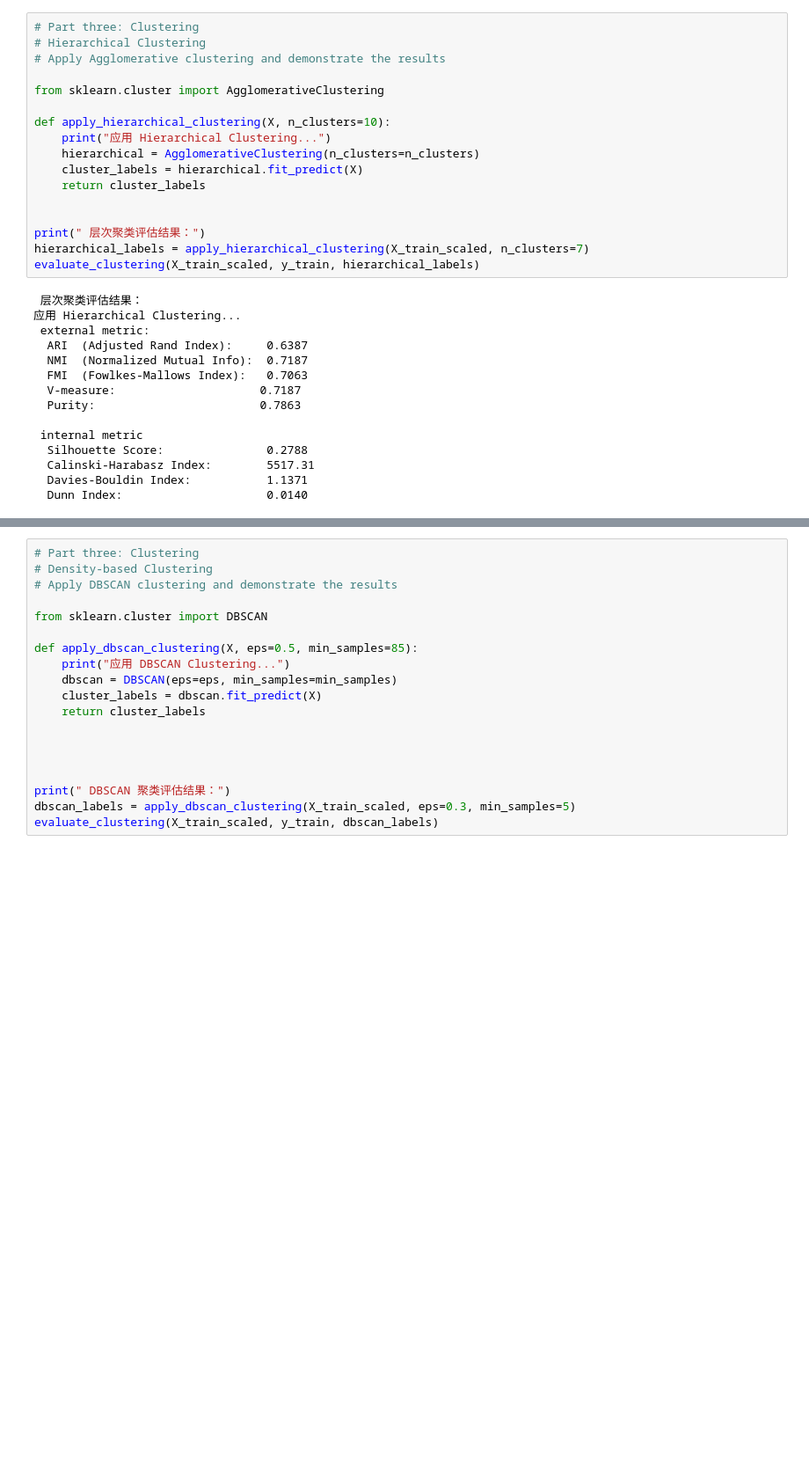
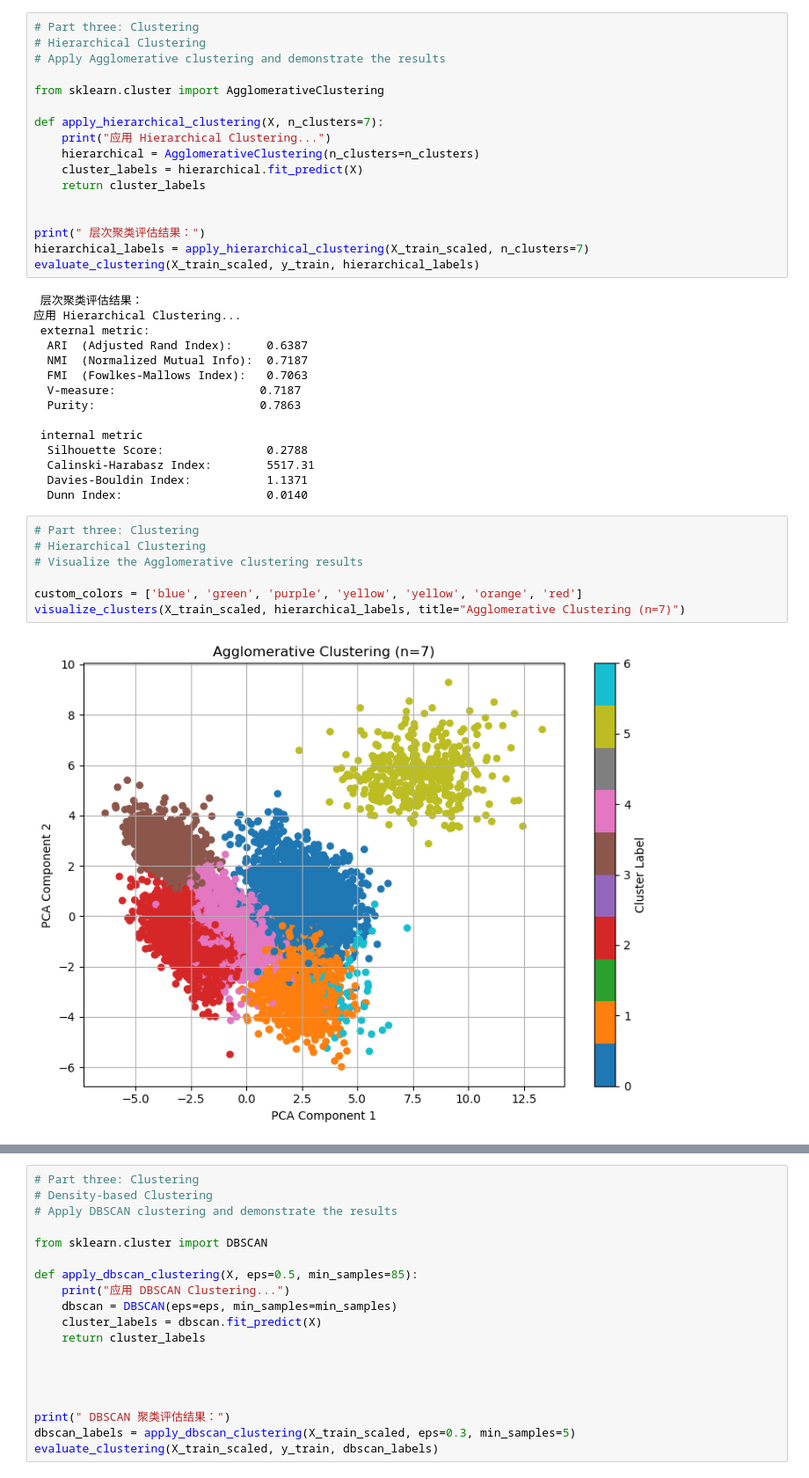
Before and after one commit to yyu-netize/ML_project_dsaa2011, a Jupyter notebook: preprocessing/basic.ipynb, the cells around one changed output, grey strips where cells are left out. Shown at 88% size. Saved outputs shown, nothing was run; the diff lists cells and outputs as text; blank space fills up the shorter version.

```diff
--- a/preprocessing/basic.ipynb
+++ b/preprocessing/basic.ipynb
@@ -419,7 +454,7 @@ evaluate_clustering(X_train_scaled, y_train, kmedoids_labels)
 
 from sklearn.cluster import AgglomerativeClustering
 
-def apply_hierarchical_clustering(X, n_clusters=10):
+def apply_hierarchical_clustering(X, n_clusters=7):
     print("应用 Hierarchical Clustering...")
     hierarchical = AgglomerativeClustering(n_clusters=n_clusters)
     cluster_labels = hierarchical.fit_predict(X)
@@ -444,6 +479,15 @@ evaluate_clustering(X_train_scaled, y_train, hierarchical_labels)
   Calinski-Harabasz Index:        5517.31
   Davies-Bouldin Index:           1.1371
   Dunn Index:                     0.0140
+# %%
+# Part three: Clustering
+# Hierarchical Clustering
+# Visualize the Agglomerative clustering results
+
+custom_colors = ['blue', 'green', 'purple', 'yellow', 'yellow', 'orange', 'red']
+visualize_clusters(X_train_scaled, hierarchical_labels, title="Agglomerative Clustering (n=7)")
+# %% [output]
+[figure, added]
 # %%
 # Part three: Clustering
 # Hierarchical Clustering
```
Also changed, not shown: parts of 8 cells of this notebook, 4 other files.
